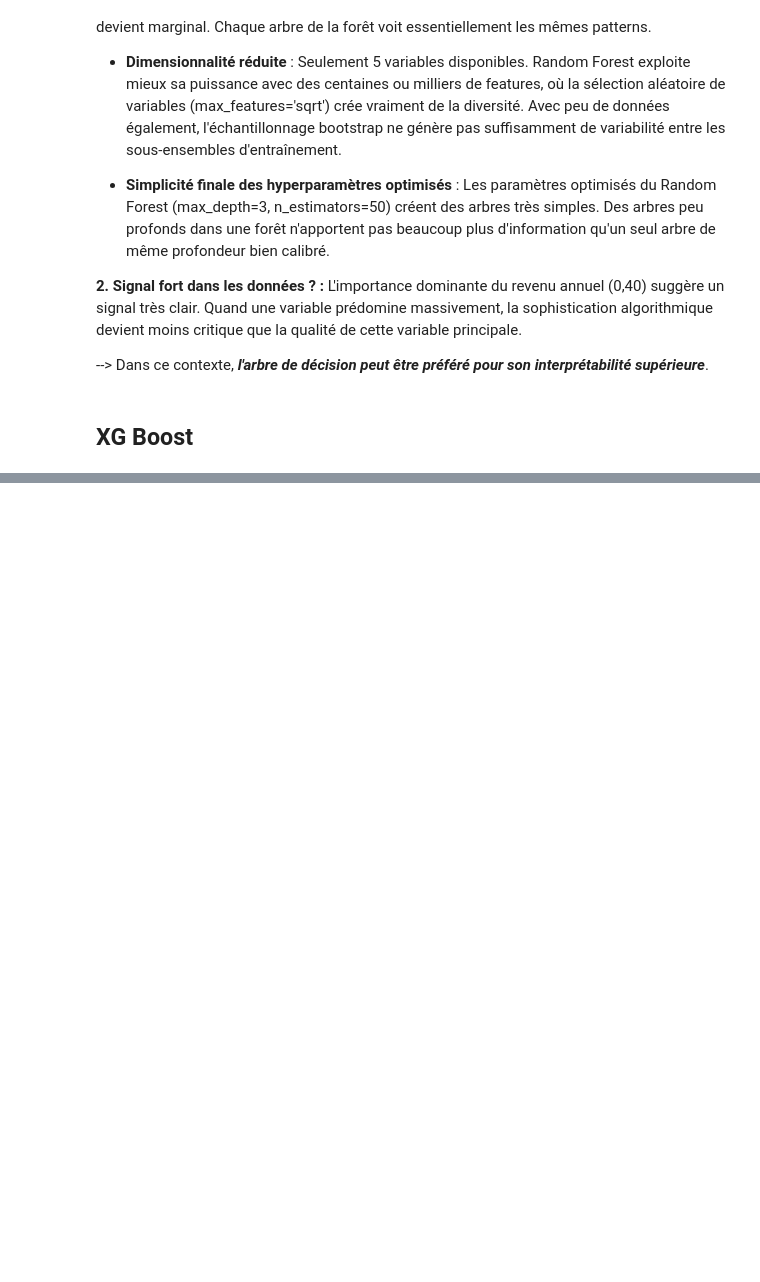
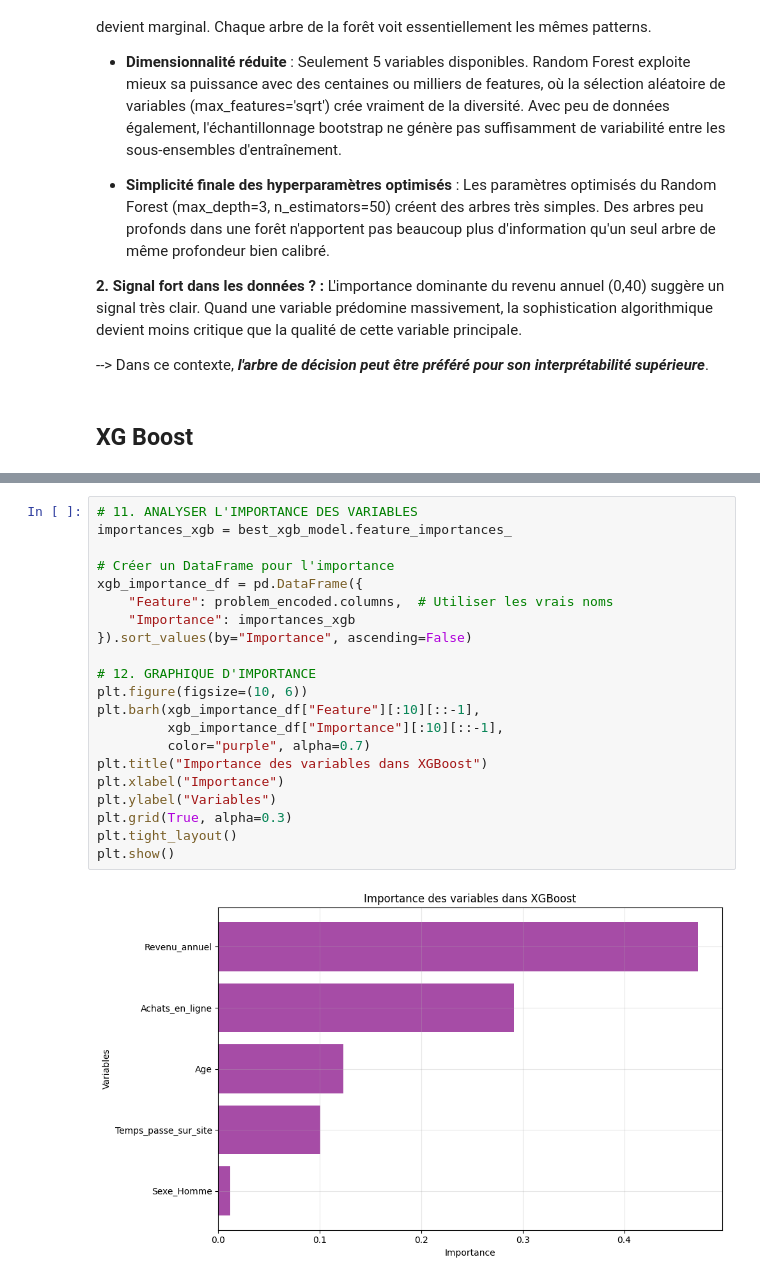
Before and after one commit to Emma-Coco/-ML_Marketing_FOAD-_-EmmaCOCOTanyaTIBOUCHE-, a Jupyter notebook: Analyse.ipynb, the cells around one changed output, grey strips where cells are left out. Drawn from its saved outputs; the diff is of its cells as text; blank space fills up the shorter version.

```diff
--- a/Analyse.ipynb
+++ b/Analyse.ipynb
@@ -1902,0 +2042,23 @@ L'importance dominante du revenu annuel (0,40) suggère un signal très clair. Q
+# %%
+# 11. ANALYSER L'IMPORTANCE DES VARIABLES
+importances_xgb = best_xgb_model.feature_importances_
+
+# Créer un DataFrame pour l'importance
+xgb_importance_df = pd.DataFrame({
+    "Feature": problem_encoded.columns,  # Utiliser les vrais noms
+    "Importance": importances_xgb
+}).sort_values(by="Importance", ascending=False)
+
+# 12. GRAPHIQUE D'IMPORTANCE
+plt.figure(figsize=(10, 6))
+plt.barh(xgb_importance_df["Feature"][:10][::-1],
+         xgb_importance_df["Importance"][:10][::-1],
+         color="purple", alpha=0.7)
+plt.title("Importance des variables dans XGBoost")
+plt.xlabel("Importance")
+plt.ylabel("Variables")
+plt.grid(True, alpha=0.3)
+plt.tight_layout()
+plt.show()
+# %% [output]
+[figure, added]
```
Also changed, not shown: parts of 23 cells of this notebook.
